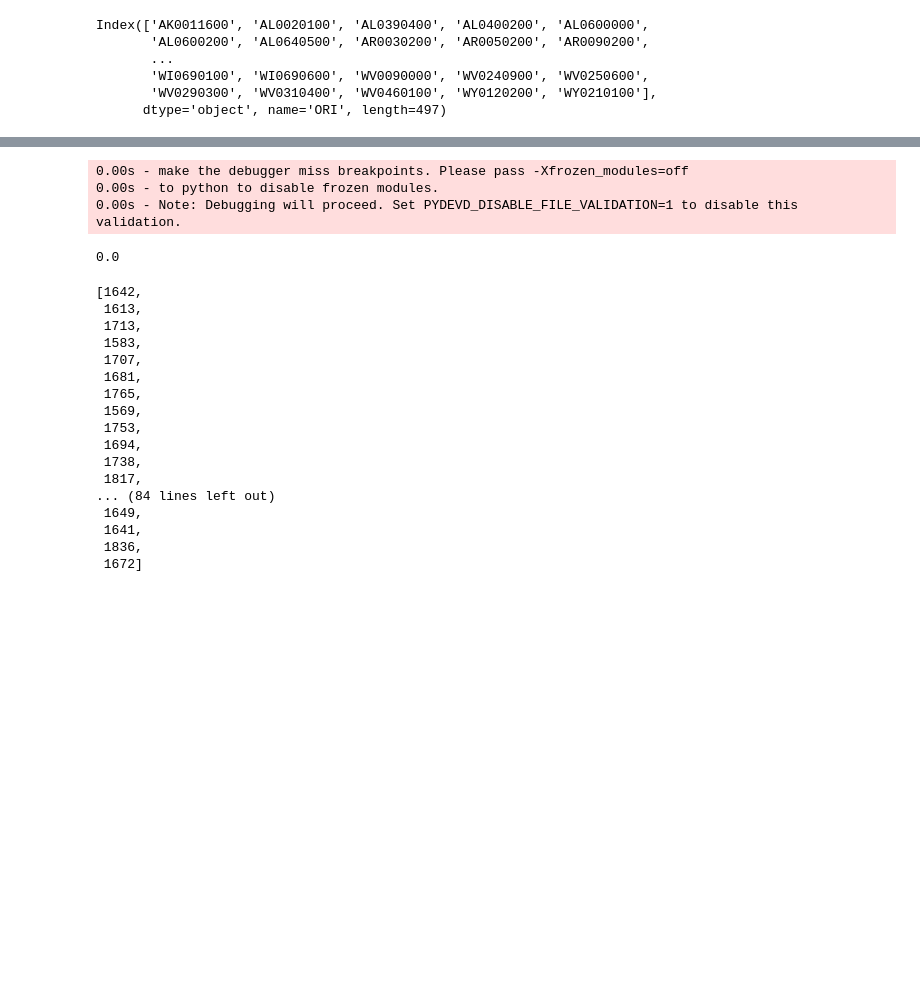
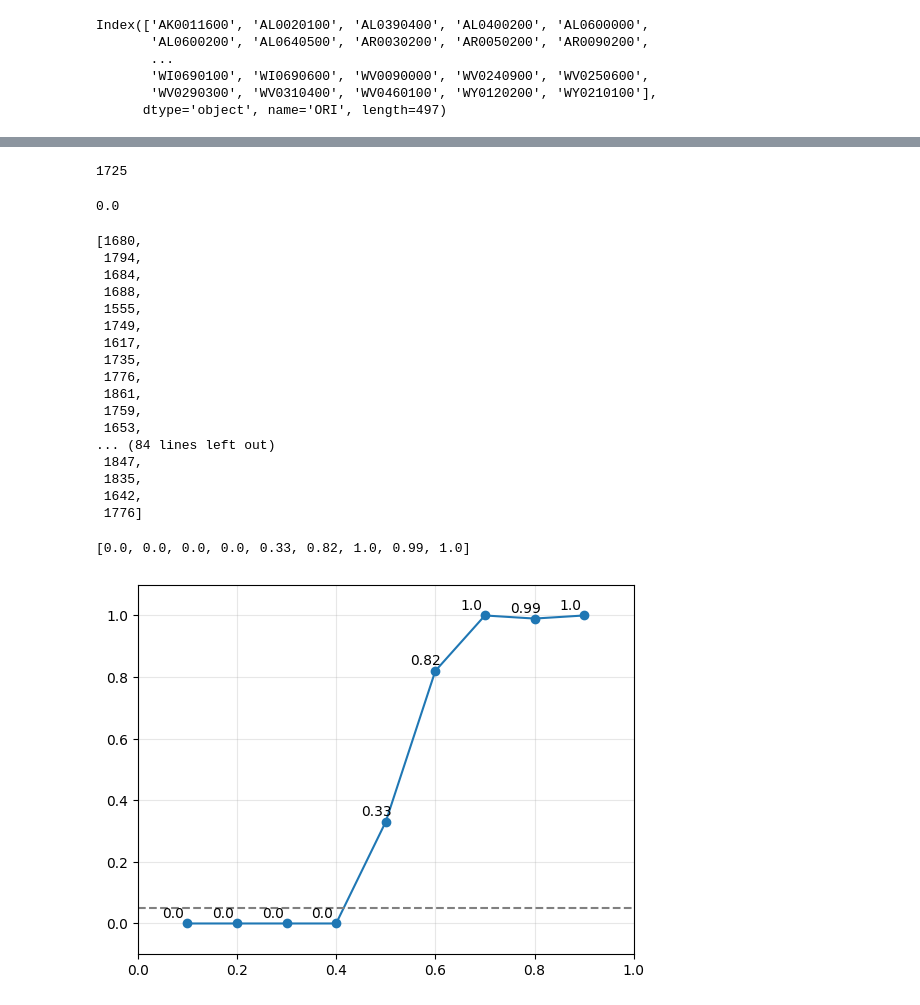
Before and after one commit to teddy21019/NIBRS_diffusion, a Jupyter notebook: diffusion_process.ipynb, the cells around one changed output, grey strips where cells are left out. Drawn from its saved outputs; the diff is of its cells as text; code cells hidden in the pictures; blank space fills up the shorter version.

```diff
--- a/diffusion_process.ipynb
+++ b/diffusion_process.ipynb
@@ -140,4 +142,4 @@ Index(['AK0011600', 'AL0020100', 'AL0390400', 'AL0400200', 'AL0600000',
       dtype='object', name='ORI', length=497)
 # %%
 G_sub = nx.subgraph(G, dynamic.index)
-adj_matrix = np.matrix( nx.adjacency_matrix(G_sub).toarray() )
+adj_matrix = np.matrix( nx.adjacency_matrix(G_sub, dynamic.index).toarray() )
@@ -154,18 +175,22 @@ benchmark_diff
 # %%
-list_of_random = []
-for i in tqdm(range(100)):
+def random_wire_diff(th: float):
+    if th<0 or th>1:
+        raise ValueError("Threshold should be in (0,1)!")
+
     random_G = nx.random_degree_sequence_graph([d for n, d in G_sub.degree()])
     rand_adj_matrix = np.matrix( nx.adjacency_matrix(random_G).toarray() )
     d = get_diffusion_diff(
         rand_adj_matrix,
         dynamic.to_numpy(dtype=int),
-        0.5
+        th
     )
-    list_of_random.append(d)
+    return d
-# %% [output]
-0.00s - make the debugger miss breakpoints. Please pass -Xfrozen_modules=off
-0.00s - to python to disable frozen modules.
-0.00s - Note: Debugging will proceed. Set PYDEVD_DISABLE_FILE_VALIDATION=1 to disable this validation.
+# %%
+list_of_random = [random_wire_diff(0.5) for  _ in range(100)]
+# %%
+random_wire_diff(0.5)
+# %% [output]
+1725
 # %%
 sum(benchmark_diff > diff for diff in list_of_random) / len(list_of_random)
 # %% [output]
@@ -173,20 +198,43 @@ sum(benchmark_diff > diff for diff in list_of_random) / len(list_of_random)
 # %%
 list_of_random
 # %% [output]
-[1642,
- 1613,
- 1713,
- 1583,
- 1707,
- 1681,
- 1765,
- 1569,
- 1753,
- 1694,
- 1738,
- 1817,
+[1680,
+ 1794,
+ 1684,
+ 1688,
+ 1555,
+ 1749,
+ 1617,
+ 1735,
+ 1776,
+ 1861,
+ 1759,
+ 1653,
 ... (84 lines left out)
- 1649,
- 1641,
- 1836,
- 1672]
+ 1847,
+ 1835,
+ 1642,
+ 1776]
+# %%
+th_change = []
+for i in tqdm(range(1,10)):
+    th = i/10.0
+    list_of_random = [random_wire_diff(th) for _ in range(100)]
+    th_change.append(
+        sum(benchmark_diff > diff for diff in list_of_random) / len(list_of_random)
+    )
+# %%
+th_change
+# %% [output]
+[0.0, 0.0, 0.0, 0.0, 0.33, 0.82, 1.0, 0.99, 1.0]
+# %%
+import matplotlib.pyplot as plt
+
+plt.plot(np.arange(1,10)/10, th_change, '-o');
+for i in range(9):
+    plt.annotate(f"{th_change[i]}",((i+1)/10 -0.05 , th_change[i] + 0.02) );
+plt.ylim(-0.1,1.1); plt.xlim(0,1);
+plt.hlines(0.05, xmin=0, xmax=1, linestyles='--', colors='grey');
+plt.grid(alpha=0.3)
+# %% [output]
+[figure, added]
```
Also changed, not shown: parts of 5 cells of this notebook, 1 other file.
